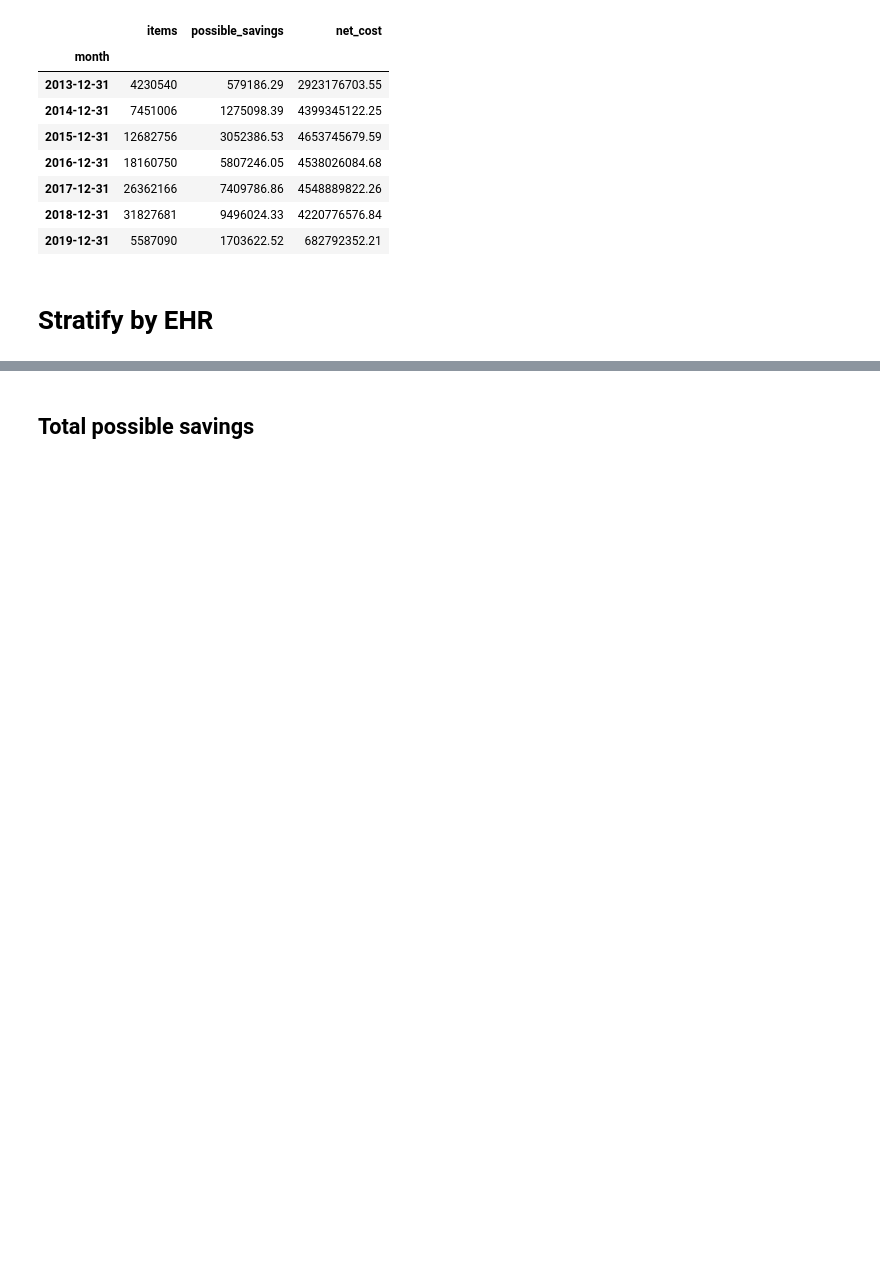
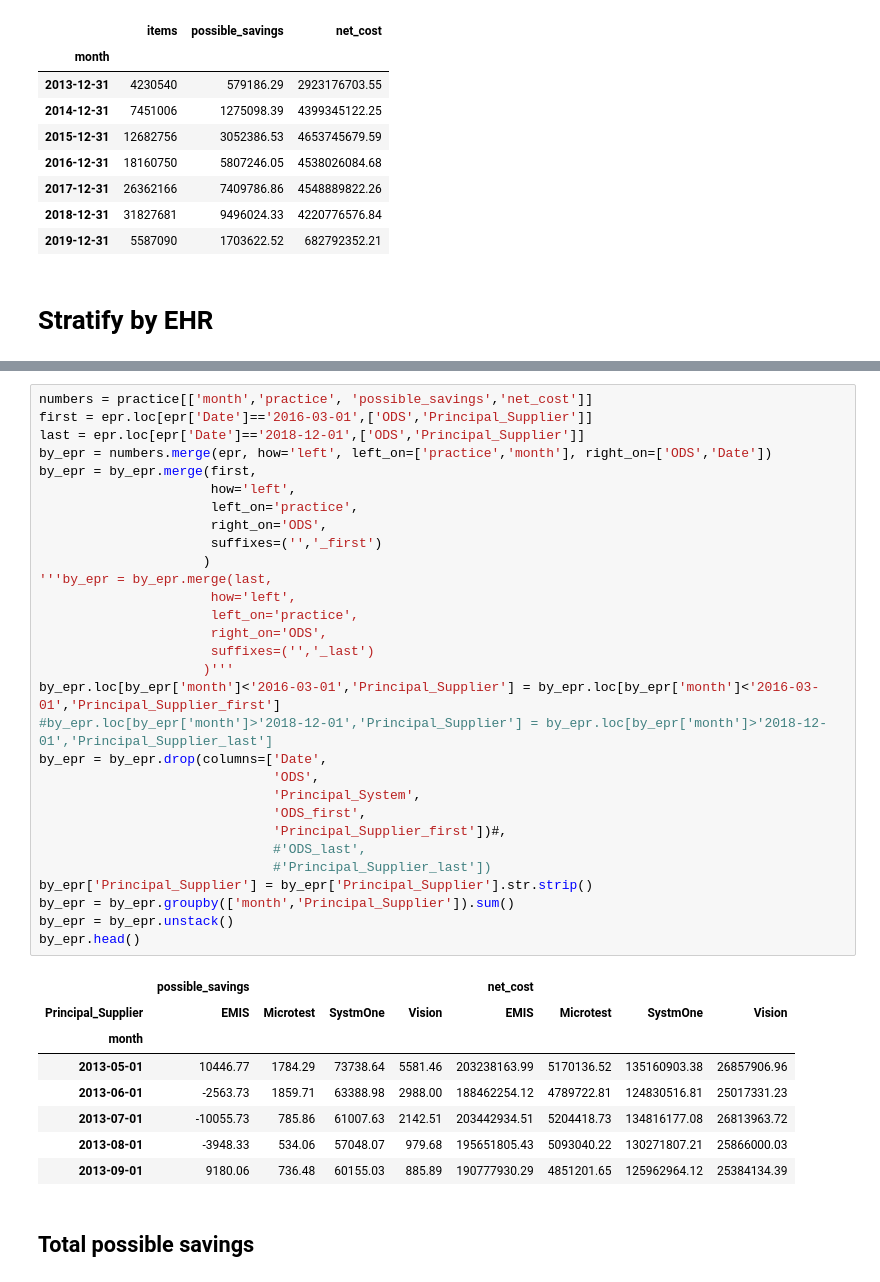
Before and after one commit to ebmdatalab/ghost_branded_generics_paper, a Jupyter notebook: Ghost Branded Generics.ipynb, the cells around one changed output, grey strips where cells are left out. Drawn from its saved outputs; the diff is of its cells as text; blank space fills up the shorter version.

```diff
--- a/Ghost Branded Generics.ipynb
+++ b/Ghost Branded Generics.ipynb
@@ -212,3 +206,42 @@ by_epr.head()
+# %%
+numbers = practice[['month','practice', 'possible_savings','net_cost']]
+first = epr.loc[epr['Date']=='2016-03-01',['ODS','Principal_Supplier']]
+last = epr.loc[epr['Date']=='2018-12-01',['ODS','Principal_Supplier']]
+by_epr = numbers.merge(epr, how='left', left_on=['practice','month'], right_on=['ODS','Date'])
+by_epr = by_epr.merge(first,
+                      how='left',
+                      left_on='practice',
+                      right_on='ODS',
+                      suffixes=('','_first')
+                     )
+'''by_epr = by_epr.merge(last,
+                      how='left',
+                      left_on='practice',
+                      right_on='ODS',
+                      suffixes=('','_last')
+                     )'''
+by_epr.loc[by_epr['month']<'2016-03-01','Principal_Supplier'] = by_epr.loc[by_epr['month']<'2016-03-01','Principal_Supplier_first']
+#by_epr.loc[by_epr['month']>'2018-12-01','Principal_Supplier'] = by_epr.loc[by_epr['month']>'2018-12-01','Principal_Supplier_last']
+by_epr = by_epr.drop(columns=['Date',
+                              'ODS',
+                              'Principal_System',
+                              'ODS_first',
+                              'Principal_Supplier_first'])#,
+                              #'ODS_last',
+                              #'Principal_Supplier_last'])
+by_epr['Principal_Supplier'] = by_epr['Principal_Supplier'].str.strip()
+by_epr = by_epr.groupby(['month','Principal_Supplier']).sum()
+by_epr = by_epr.unstack()
+by_epr.head()
+# %% [output]
+|  | possible_savings |  |  |  | net_cost |  |  |  |
+| Principal_Supplier | EMIS | Microtest | SystmOne | Vision | EMIS | Microtest | SystmOne | Vision |
+| month |  |  |  |  |  |  |  |  |
+| 2013-05-01 | 10446.77 | 1784.29 | 73738.64 | 5581.46 | 203238163.99 | 5170136.52 | 135160903.38 | 26857906.96 |
+| 2013-06-01 | -2563.73 | 1859.71 | 63388.98 | 2988.00 | 188462254.12 | 4789722.81 | 124830516.81 | 25017331.23 |
+| 2013-07-01 | -10055.73 | 785.86 | 61007.63 | 2142.51 | 203442934.51 | 5204418.73 | 134816177.08 | 26813963.72 |
+| 2013-08-01 | -3948.33 | 534.06 | 57048.07 | 979.68 | 195651805.43 | 5093040.22 | 130271807.21 | 25866000.03 |
+| 2013-09-01 | 9180.06 | 736.48 | 60155.03 | 885.89 | 190777930.29 | 4851201.65 | 125962964.12 | 25384134.39 |
 # %% [markdown]
 ## Total possible savings
 # %%
```
Also changed, not shown: parts of 10 cells of this notebook.
